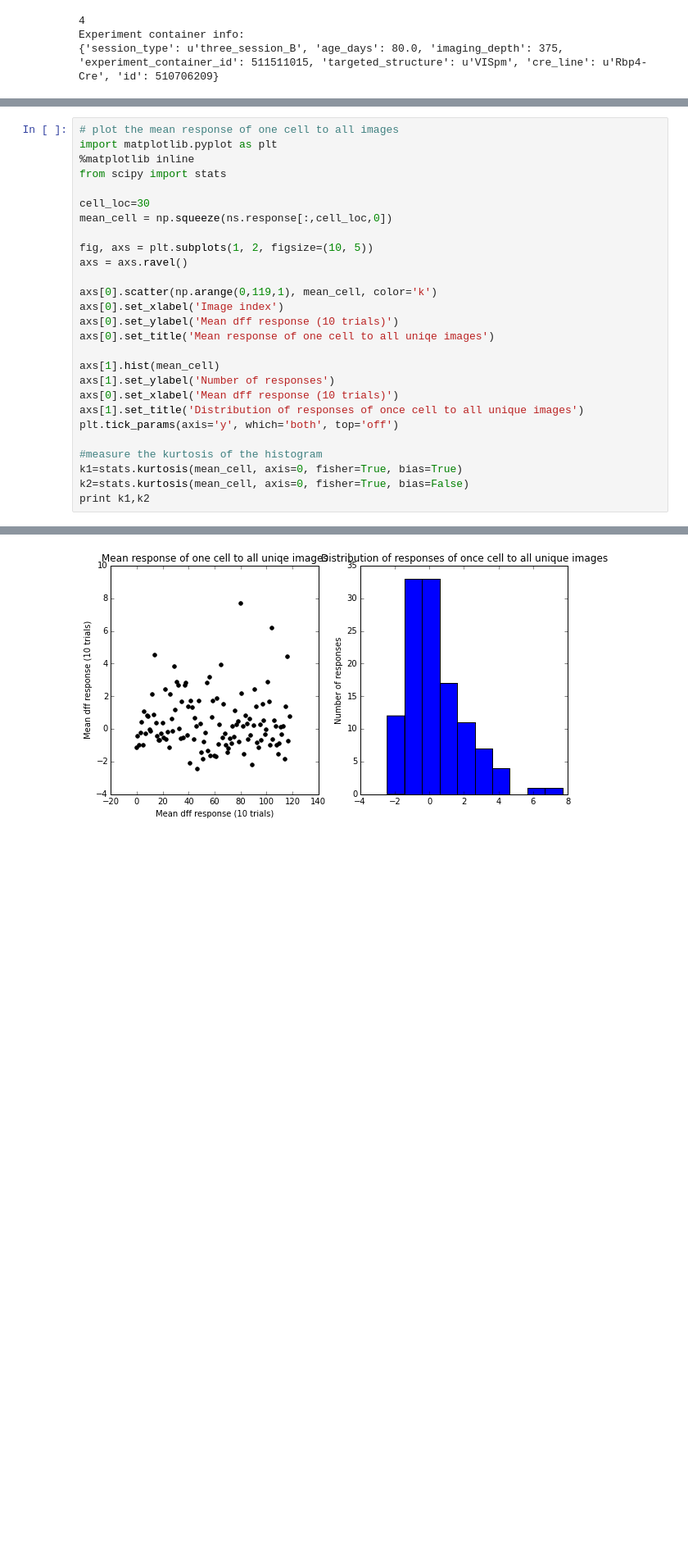
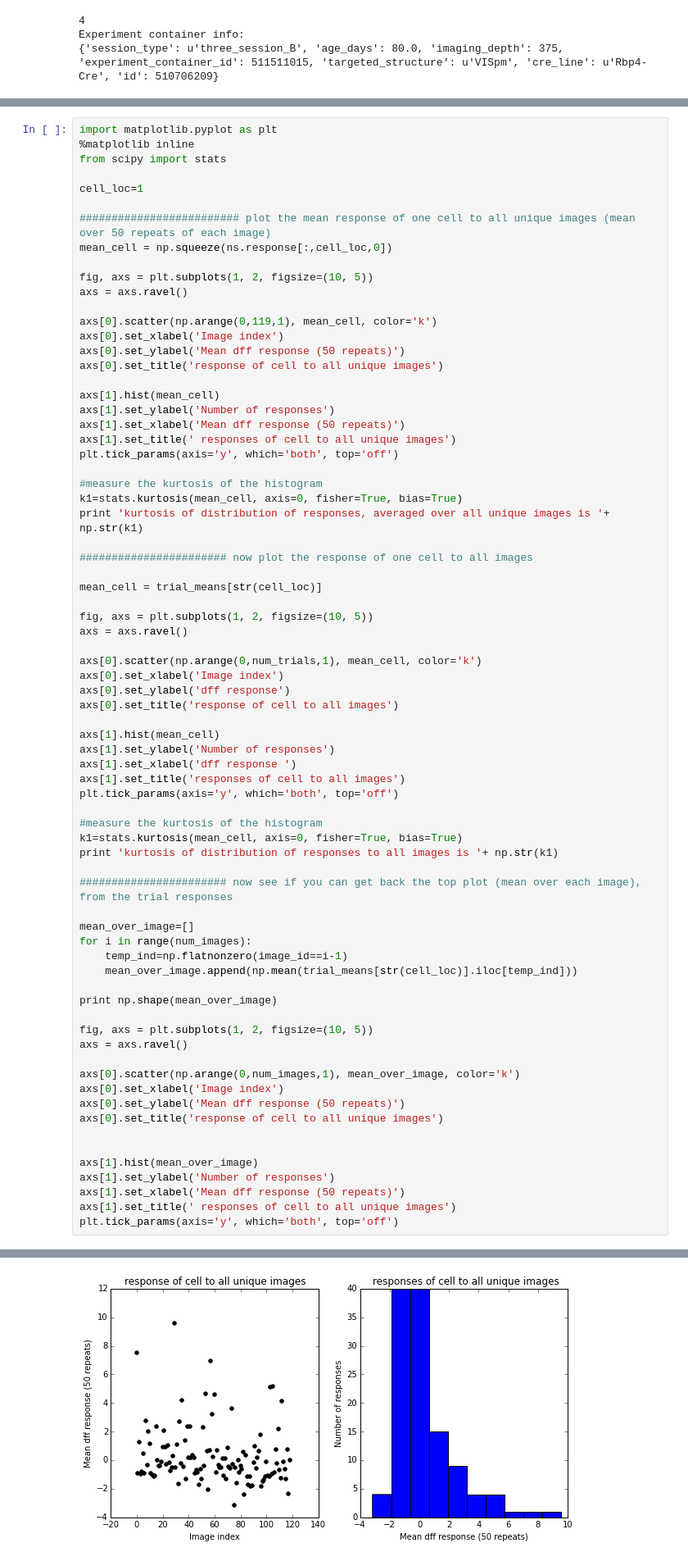
Before and after one commit to msarvestani/Sparsity, a Jupyter notebook: sparsity_test.ipynb, the cells around one changed output, grey strips where cells are left out. Shown at 82% size. Drawn from its saved outputs; the diff is of its cells as text; blank space fills up the shorter version.

Commit message:
finished plottin image responses, ready to define sparsity index

```diff
--- a/sparsity_test.ipynb
+++ b/sparsity_test.ipynb
@@ -142,10 +159,11 @@ AttributeError: 'numpy.ndarray' object has no attribute 'loc'
 # %%
-# plot the mean response of one cell to all images
 import matplotlib.pyplot as plt
 %matplotlib inline
 from scipy import stats
 
-cell_loc=30
+cell_loc=1
+
+######################### plot the mean response of one cell to all unique images (mean over 50 repeats of each image)
 mean_cell = np.squeeze(ns.response[:,cell_loc,0])
 
 fig, axs = plt.subplots(1, 2, figsize=(10, 5))
@@ -153,17 +171,62 @@ axs = axs.ravel()
 
 axs[0].scatter(np.arange(0,119,1), mean_cell, color='k')
 axs[0].set_xlabel('Image index')
-axs[0].set_ylabel('Mean dff response (10 trials)')
-axs[0].set_title('Mean response of one cell to all uniqe images')
+axs[0].set_ylabel('Mean dff response (50 repeats)')
+axs[0].set_title('response of cell to all unique images')
 
 axs[1].hist(mean_cell)
 axs[1].set_ylabel('Number of responses')
-axs[0].set_xlabel('Mean dff response (10 trials)')
-axs[1].set_title('Distribution of responses of once cell to all unique images')
+axs[1].set_xlabel('Mean dff response (50 repeats)')
+axs[1].set_title(' responses of cell to all unique images')
 plt.tick_params(axis='y', which='both', top='off')
 
 #measure the kurtosis of the histogram
 k1=stats.kurtosis(mean_cell, axis=0, fisher=True, bias=True)
-k2=stats.kurtosis(mean_cell, axis=0, fisher=True, bias=False)
-print k1,k2
+print 'kurtosis of distribution of responses, averaged over all unique images is '+ np.str(k1)
+
+####################### now plot the response of one cell to all images
+
+mean_cell = trial_means[str(cell_loc)]
+
+fig, axs = plt.subplots(1, 2, figsize=(10, 5))
+axs = axs.ravel()
+
+axs[0].scatter(np.arange(0,num_trials,1), mean_cell, color='k')
+axs[0].set_xlabel('Image index')
+axs[0].set_ylabel('dff response')
+axs[0].set_title('response of cell to all images')
+
+axs[1].hist(mean_cell)
+axs[1].set_ylabel('Number of responses')
+axs[1].set_xlabel('dff response ')
+axs[1].set_title('responses of cell to all images')
+plt.tick_params(axis='y', which='both', top='off')
+
+#measure the kurtosis of the histogram
+k1=stats.kurtosis(mean_cell, axis=0, fisher=True, bias=True)
+print 'kurtosis of distribution of responses to all images is '+ np.str(k1)
+
+####################### now see if you can get back the top plot (mean over each image), from the trial responses
+
+mean_over_image=[]
+for i in range(num_images):
+    temp_ind=np.flatnonzero(image_id==i-1)
+    mean_over_image.append(np.mean(trial_means[str(cell_loc)].iloc[temp_ind]))
+
+print np.shape(mean_over_image)
+
+fig, axs = plt.subplots(1, 2, figsize=(10, 5))
+axs = axs.ravel()
+
+axs[0].scatter(np.arange(0,num_images,1), mean_over_image, color='k')
+axs[0].set_xlabel('Image index')
+axs[0].set_ylabel('Mean dff response (50 repeats)')
+axs[0].set_title('response of cell to all unique images')
+
+
+axs[1].hist(mean_over_image)
+axs[1].set_ylabel('Number of responses')
+axs[1].set_xlabel('Mean dff response (50 repeats)')
+axs[1].set_title(' responses of cell to all unique images')
+plt.tick_params(axis='y', which='both', top='off')
 # %% [output]
@@ -171 +236 @@ print k1,k2
-[figure, old version]
+[figure, new version]
```
Also changed, not shown: parts of 12 cells of this notebook.
